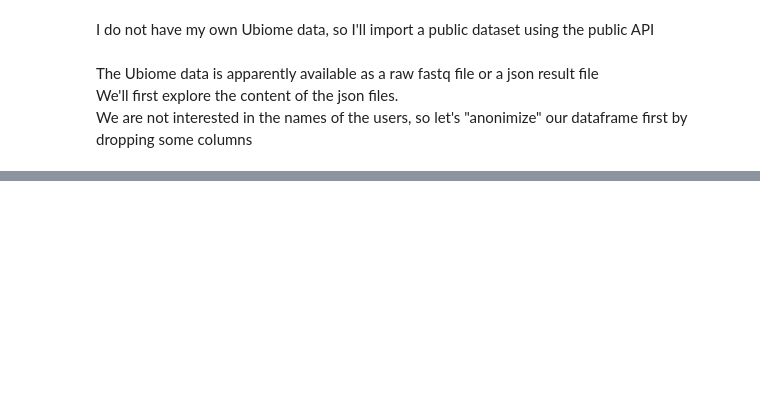
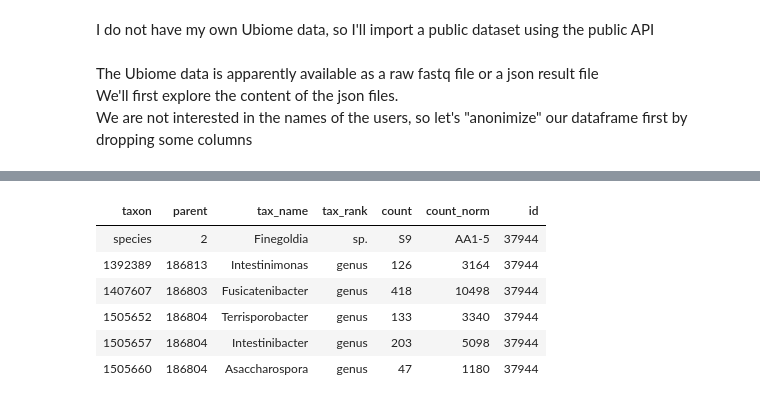
Before and after one commit to OpenHumans/ohjh-example-notebooks, a Jupyter notebook: ubiome.ipynb, the cells around one changed output, grey strips where cells are left out. Cells and saved outputs as stored; diff of their text form; code cells hidden in the pictures; blank space fills up the shorter version.

```diff
--- a/ubiome.ipynb
+++ b/ubiome.ipynb
@@ -92,0 +114,10 @@ ERROR: Error in parse_con(txt, bigint_as_char): lexical error: invalid char in j
+# %%
+tail(public_data_table)
+# %% [output]
+| taxon | parent | tax_name | tax_rank | count | count_norm | id |
+| species | 2 | Finegoldia | sp. | S9 | AA1-5 | 37944 |
+| 1392389 | 186813 | Intestinimonas | genus | 126 | 3164 | 37944 |
+| 1407607 | 186803 | Fusicatenibacter | genus | 418 | 10498 | 37944 |
+| 1505652 | 186804 | Terrisporobacter | genus | 133 | 3340 | 37944 |
+| 1505657 | 186804 | Intestinibacter | genus | 203 | 5098 | 37944 |
+| 1505660 | 186804 | Asaccharospora | genus | 47 | 1180 | 37944 |
```
Also changed, not shown: parts of 10 cells of this notebook.
